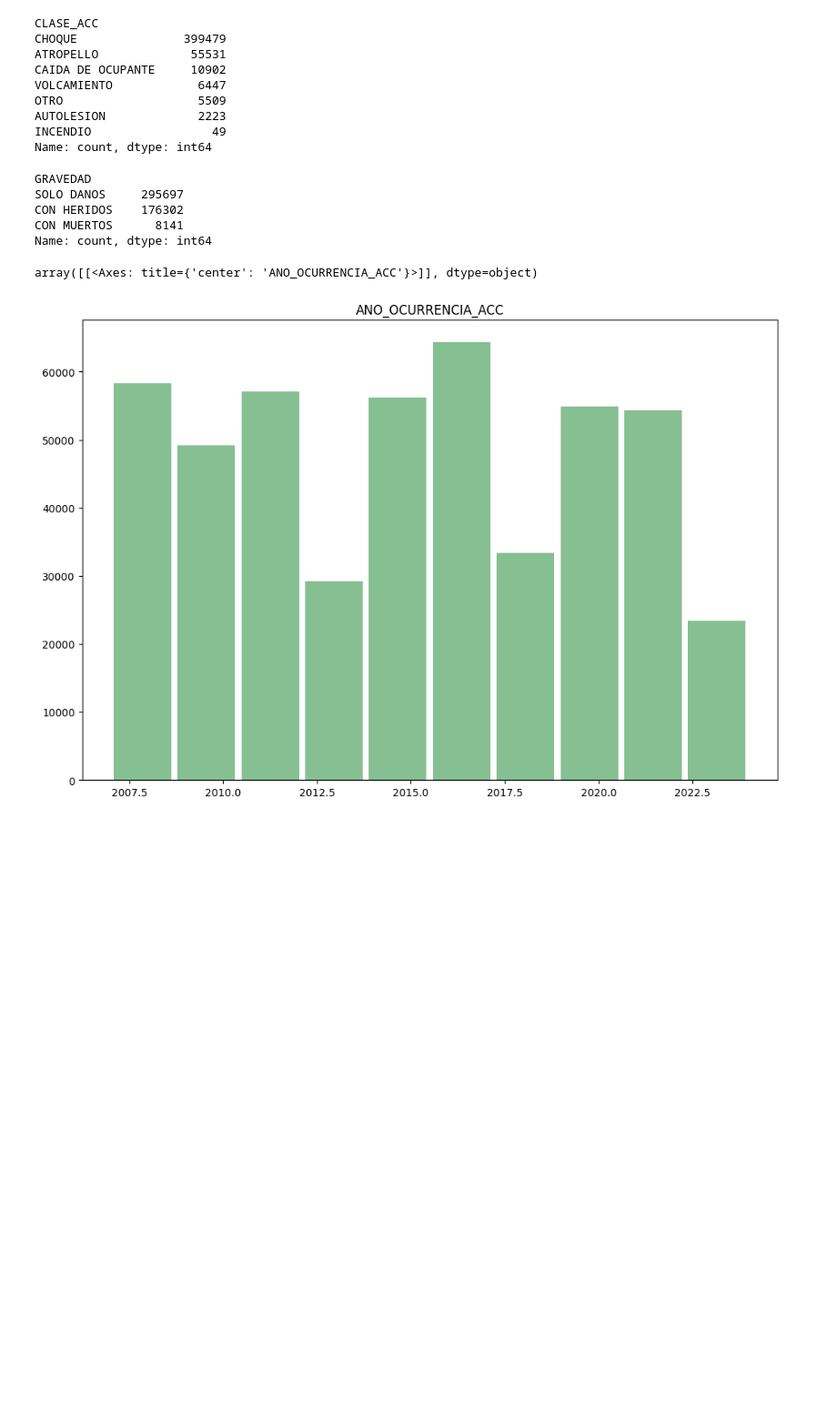
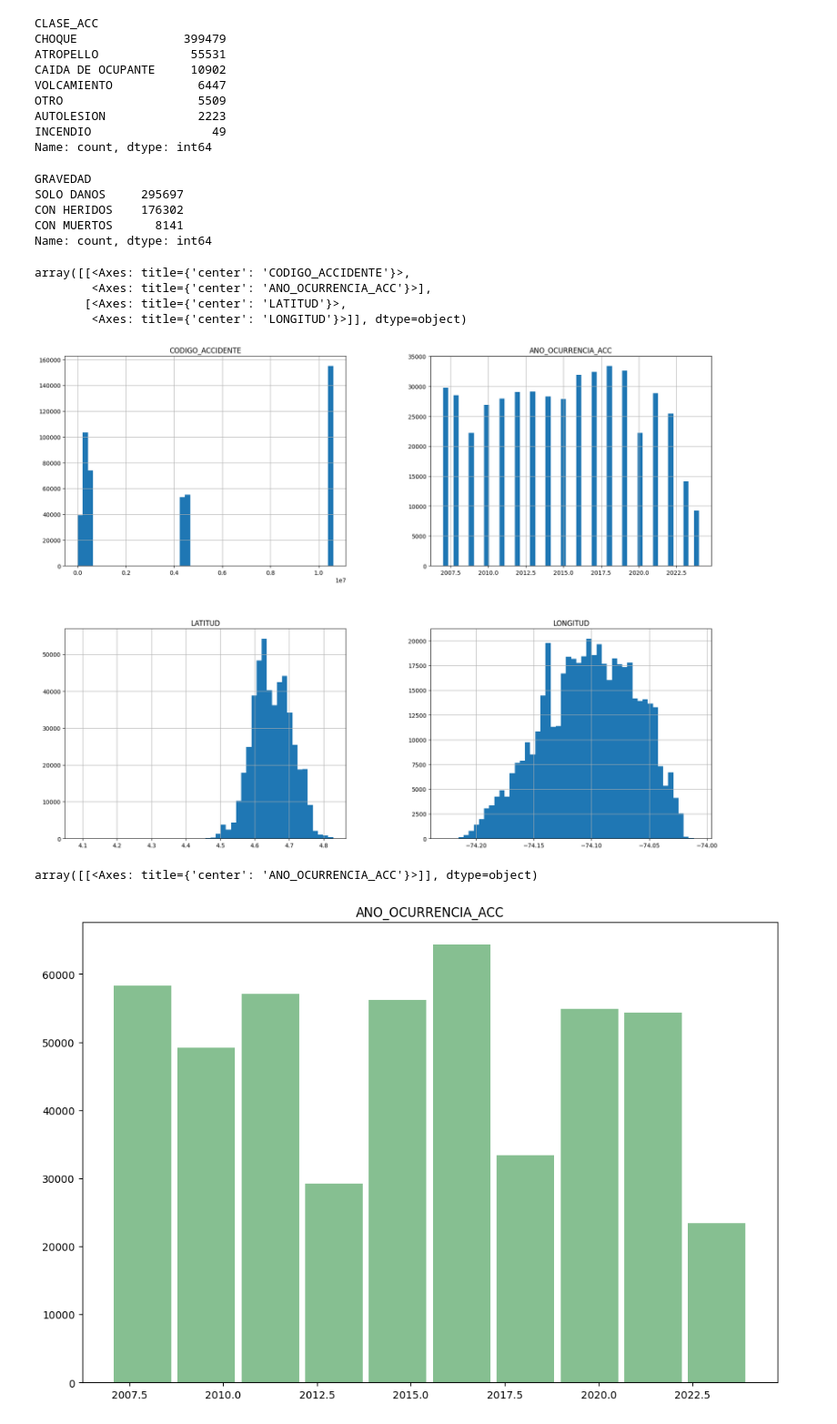
Before and after one commit to bermudez05/Siniestralidad_Bogota_BD, a Jupyter notebook: Accidentes_data.ipynb, the cells around one changed output. Shown: that part at 91% size. Drawn from its saved outputs; the diff is of its cells as text; code cells hidden in the pictures; blank space fills up the shorter version.

```diff
--- a/Accidentes_data.ipynb
+++ b/Accidentes_data.ipynb
@@ -133,6 +133,15 @@ SOLO DANOS     295697
 CON HERIDOS    176302
 CON MUERTOS      8141
 Name: count, dtype: int64
+# %%
+accidentes_data.hist(bins=50, figsize=(20,15)) #Plots a histogram of the numerical attributes
+# Importante. Graficar aquellos que tienen sentido análizar en un histograma
+# %% [output]
+array([[<Axes: title={'center': 'CODIGO_ACCIDENTE'}>,
+        <Axes: title={'center': 'ANO_OCURRENCIA_ACC'}>],
+       [<Axes: title={'center': 'LATITUD'}>,
+        <Axes: title={'center': 'LONGITUD'}>]], dtype=object)
+[figure, added]
 # %%
 accidentes_data.hist(column='ANO_OCURRENCIA_ACC', bins=10, grid=False, figsize=(12,8), color='#86bf91', zorder=2, rwidth=0.9)
 # %% [output]
```
Also changed, not shown: 1 other file.
